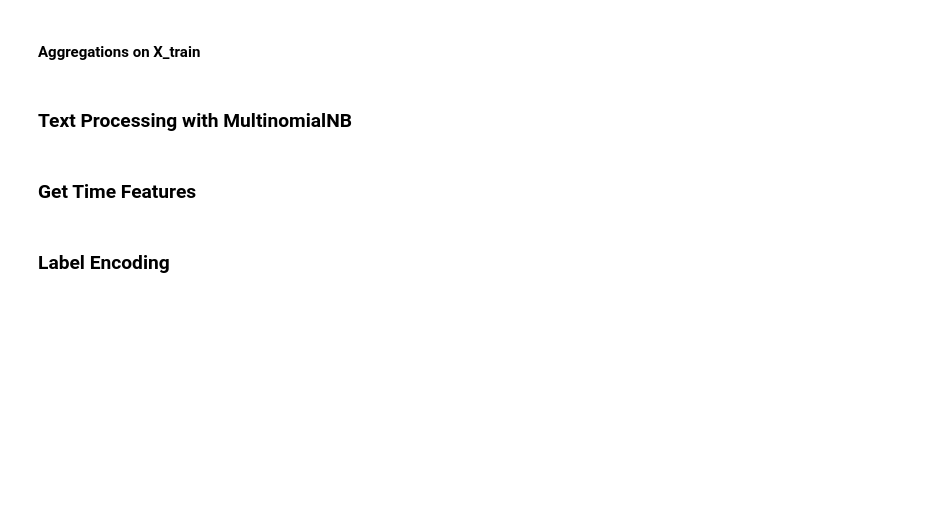
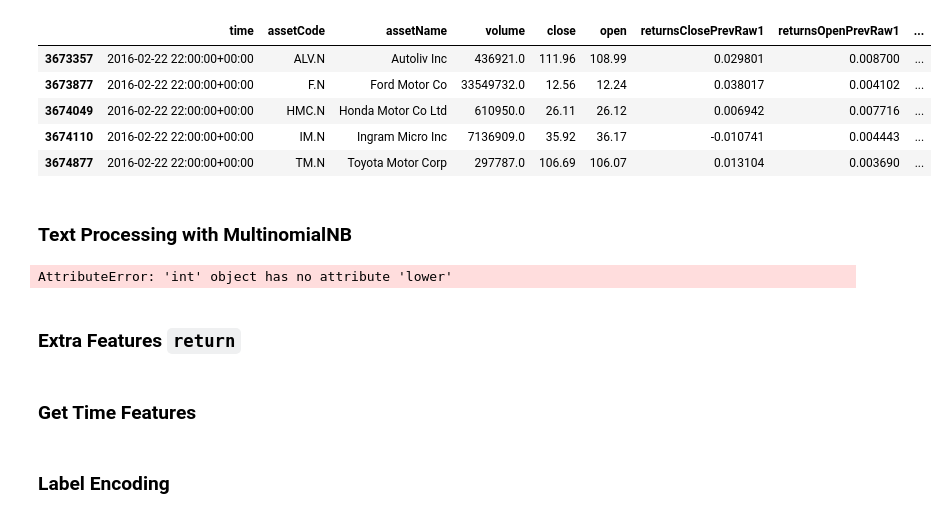
Before and after one commit to jangarong/StockMarketPredictions, a Jupyter notebook: stock_market_prediction.ipynb, the cells around one changed output. Saved outputs shown, nothing was run; the diff lists cells and outputs as text; code cells hidden in the pictures; blank space fills up the shorter version.

```diff
--- a/stock_market_prediction.ipynb
+++ b/stock_market_prediction.ipynb
@@ -60,7 +90,0 @@ news_agg_dict['takeSequence'] = ['max']
-# %%
-#tempcode
-# decide the length of the dataset
-# note if sampling, len(news_train_df) > len(market_train_df)
-(market_train_df, news_train_df) = env.get_training_data()
-market_train_df = market_train_df.tail(100_000)
-news_train_df = news_train_df.tail(300_000)
@@ -179,5 +205,5 @@ def join_market_news(market_df, news_df, nulls=False):
     return market_df
 # %%
 %%time
-join_market_news(market_train_df, news_train_df, nulls=False)
+X_train = join_market_news(market_train_df, news_train_df, nulls=False)
 # %% [output]
@@ -211,38 +219,12 @@ Wall time: 4.47 s
-# %% [markdown]
-#### Aggregations on X_train
-# %%
-def aggregations(df):
-
-    # get columns
-    lst_of_lst_of_cols = [[f for f in df.columns if 'return' in f and f != 'returnsOpenNextMktres10'],
-                              [f for f in df.columns if 'novelty' in f],
-                              [f for f in df.columns if 'volume' in f],
-                              [f for f in df.columns if 'sentiment' in f]]
-
-    agg_suffixes = ['aggReturn ', 'aggNovelty ', 'aggVolume ', 'aggSentiment ']
-
-    for i_cols in range(len(lst_of_lst_of_cols)):
-
-        # setup map of aggregations
-        agg_dict = {}
-        for col in lst_of_lst_of_cols[i_cols]:
-            agg_dict[col] = ['mean', 'var', 'sum', 'std', 'max', 'min']
-
-        # preform aggregations
-        df_agg = df.groupby('sourceId').agg(agg_dict)
-        df_agg.columns = pd.Index(['agg_' + e[0] + "_" + e[1].lower() for e in df_agg.columns.tolist()])
-
-        # clean up dataframe and merge
-        df = df.join(df_agg, how = 'left', on = 'sourceId', lsuffix = agg_suffixes[i_cols])
-        del df_agg
-        gc.collect()
-
-        print('finished ' + agg_suffixes[i_cols])
-
-    print('New dataframe shape: ' + str(df.shape))
-    return df
-
-X_train = aggregations(X_train)
+# %%
+X_train.head()
+# %% [output]
+|  | time | assetCode | assetName | volume | close | open | returnsClosePrevRaw1 | returnsOpenPrevRaw1 | ... |
+| 3673357 | 2016-02-22 22:00:00+00:00 | ALV.N | Autoliv Inc | 436921.0 | 111.96 | 108.99 | 0.029801 | 0.008700 | ... |
+| 3673877 | 2016-02-22 22:00:00+00:00 | F.N | Ford Motor Co | 33549732.0 | 12.56 | 12.24 | 0.038017 | 0.004102 | ... |
+| 3674049 | 2016-02-22 22:00:00+00:00 | HMC.N | Honda Motor Co Ltd | 610950.0 | 26.11 | 26.12 | 0.006942 | 0.007716 | ... |
+| 3674110 | 2016-02-22 22:00:00+00:00 | IM.N | Ingram Micro Inc | 7136909.0 | 35.92 | 36.17 | -0.010741 | 0.004443 | ... |
+| 3674877 | 2016-02-22 22:00:00+00:00 | TM.N | Toyota Motor Corp | 297787.0 | 106.69 | 106.07 | 0.013104 | 0.003690 | ... |
 # %% [markdown]
 ### Text Processing with MultinomialNB
 # %%
@@ -312,3 +288,12 @@ X_train['headline_coeff_mean'] = get_coeff_col(X_train['headline'], coefficient_
+# %%
+coefficient_dict, coefficient_default = headline_mapping(X_train['returnsOpenNextMktres10'],
+                                            *get_headline(X_train['headline']))
+
+X_train['headline_coeff_mean'] = get_coeff_col(X_train['headline'], coefficient_dict, coefficient_default)
+# %% [output]
+AttributeError: 'int' object has no attribute 'lower'
+# %% [markdown]
+### Extra Features ``return``
 # %% [markdown]
 ### Get Time Features
 # %%
```
Also changed, not shown: parts of 21 cells of this notebook.
